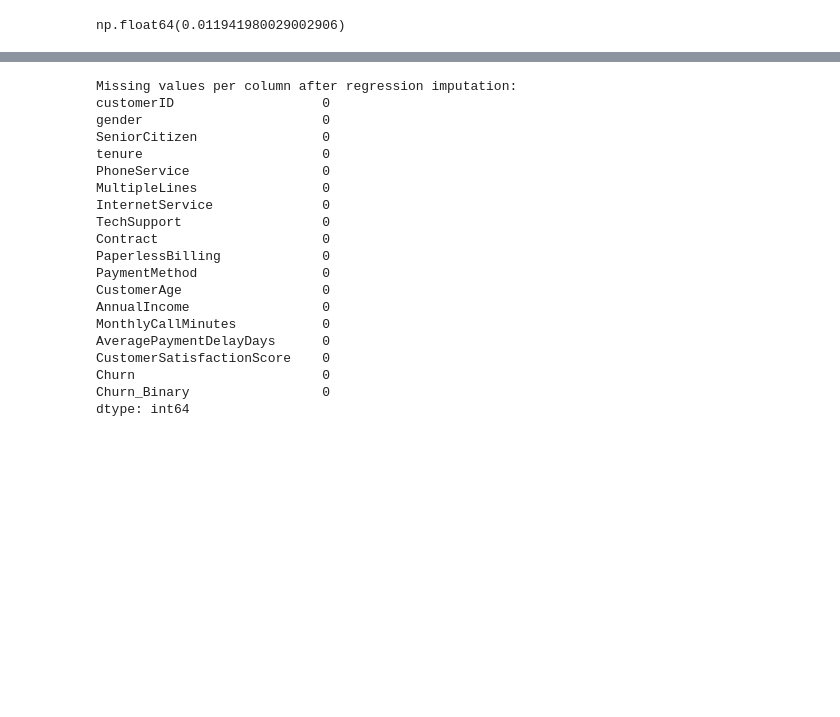
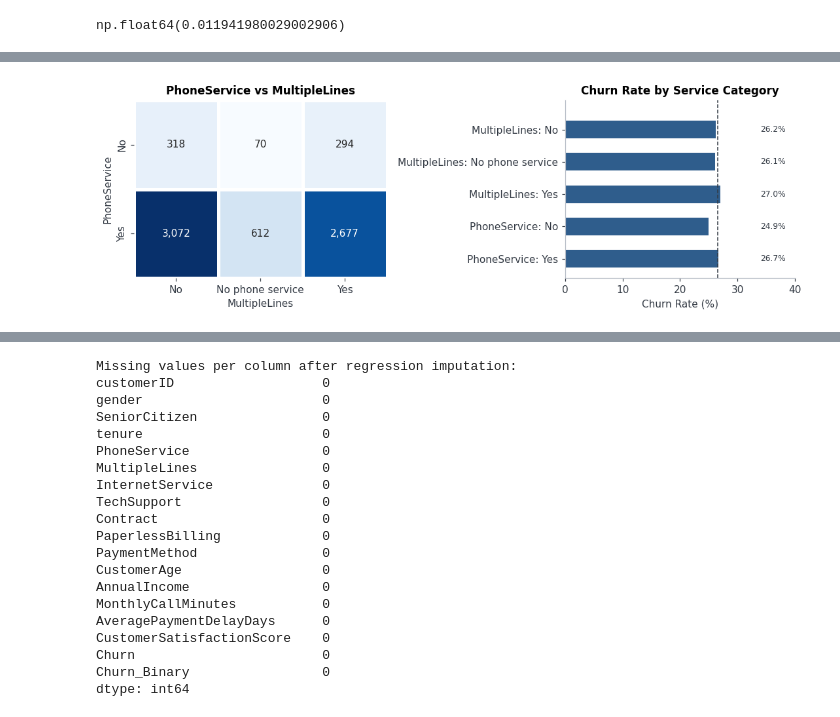
Before and after one commit to pondnatalie/Churn_Project_Tellecommunications, a Jupyter notebook: Churn_Project.ipynb, the cells around one changed output, grey strips where cells are left out. Saved outputs shown, nothing was run; the diff lists cells and outputs as text; code cells hidden in the pictures; blank space fills up the shorter version.

```diff
--- a/Churn_Project.ipynb
+++ b/Churn_Project.ipynb
@@ -204,0 +404,78 @@ phone service seems to be a problem, however not high of a correlation with chur
+# %%
+
+# Compare inconsistent service values and churn rates
+# using the original data
+
+fig, axes = plt.subplots(
+    1, 2,
+    figsize=(10, 3.4),
+    gridspec_kw={"width_ratios": [1.1, 1]}
+)
+
+ct = pd.crosstab(
+    raw["PhoneService"],
+    raw["MultipleLines"]
+)
+
+sns.heatmap(
+    ct,
+    annot=True,
+    fmt=",d",
+    cmap="Blues",
+    cbar=False,
+    linewidths=2,
+    linecolor="white",
+    ax=axes[0]
+)
+
+axes[0].set_title("PhoneService vs MultipleLines")
+axes[0].set_xlabel("MultipleLines")
+axes[0].set_ylabel("PhoneService")
+
+rate = (
+    raw.assign(y=(raw["Churn"] == "Yes").astype(int))
+       .melt(
+           id_vars="y",
+           value_vars=["PhoneService", "MultipleLines"],
+           var_name="column",
+           value_name="level"
+       )
+       .groupby(["column", "level"])["y"]
+       .mean()
+       .mul(100)
+)
+
+labels = [f"{c}: {l}" for c, l in rate.index]
+
+axes[1].barh(
+    labels[::-1],
+    rate.values[::-1],
+    color=ACCENT,
+    height=0.55
+)
+
+axes[1].axvline(
+    26.5,
+    color=INK,
+    lw=1,
+    ls="--"
+)
+
+for y, v in enumerate(rate.values[::-1]):
+    axes[1].text(
+        34, y,
+        f"{v:.1f}%",
+        va="center",
+        fontsize=8,
+        color=INK
+    )
+
+axes[1].set_xlim(0, 40)
+axes[1].set_ylim(-0.6, len(rate) - 0.1)
+axes[1].set_xlabel("Churn Rate (%)")
+axes[1].set_title("Churn Rate by Service Category")
+
+plt.tight_layout()
+plt.show()
+# %% [output]
+[figure, added]
```
Also changed, not shown: parts of 36 cells of this notebook.
